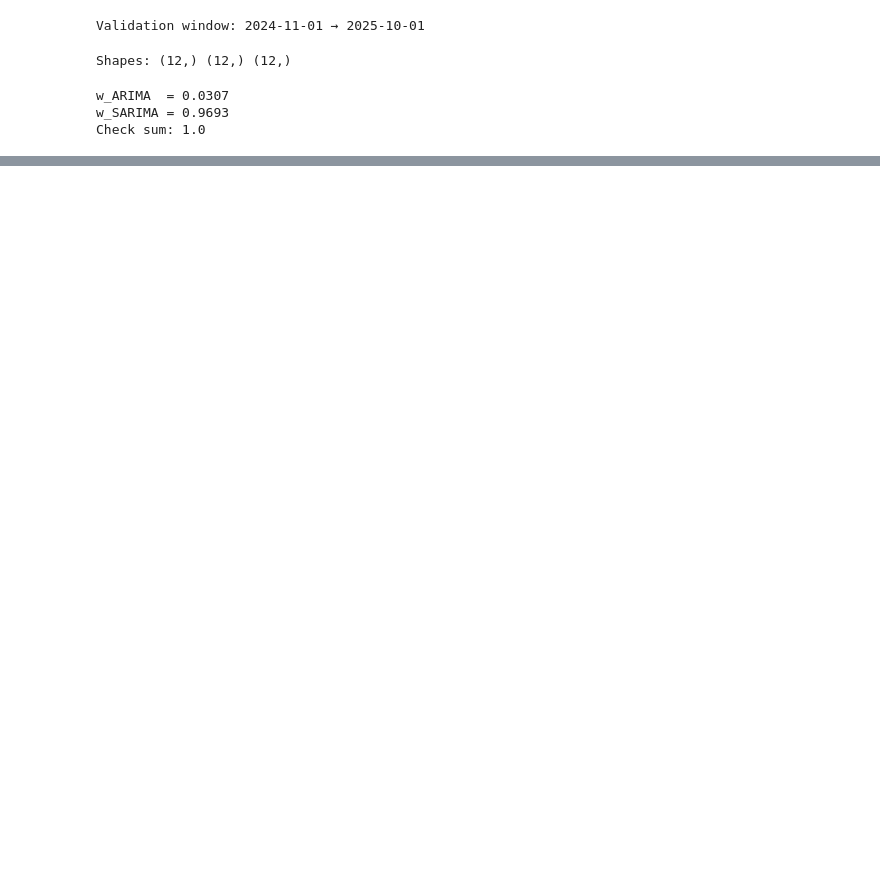
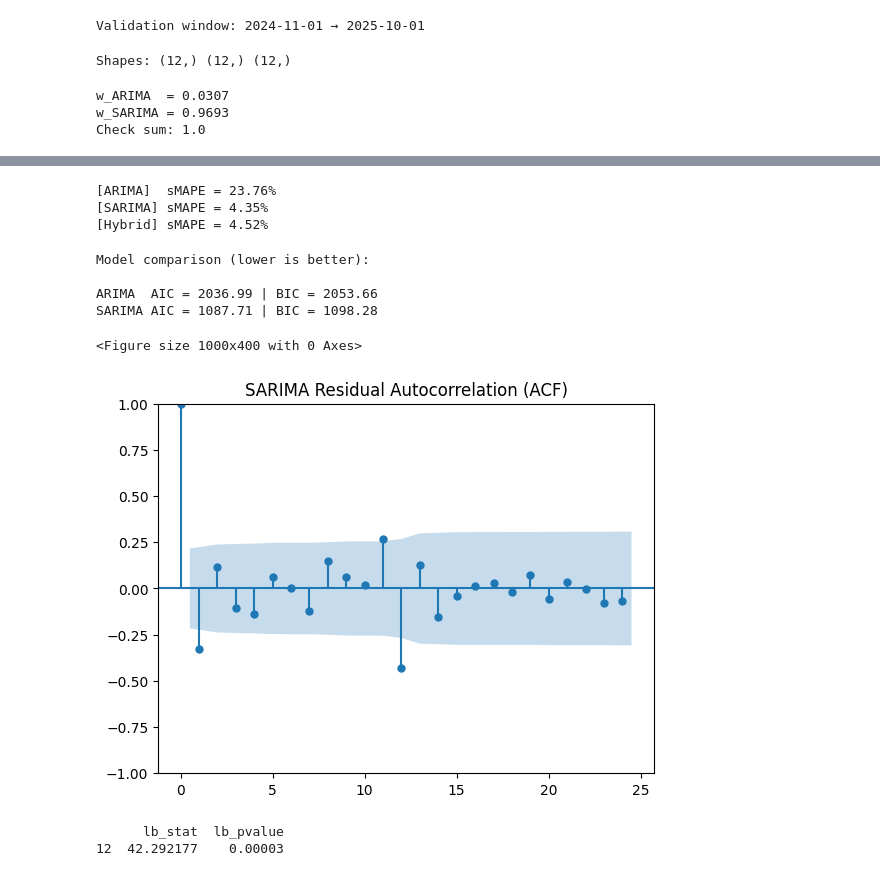
Before and after one commit to graphceylon/graphCeylon-API, a Jupyter notebook: models/recommender_service/arima_sarima.ipynb, the cells around one changed output, grey strips where cells are left out. Cells and saved outputs as stored; diff of their text form; code cells hidden in the pictures; blank space fills up the shorter version.

```diff
--- a/models/recommender_service/arima_sarima.ipynb
+++ b/models/recommender_service/arima_sarima.ipynb
@@ -24,7 +24,7 @@ from pandas.tseries.offsets import MonthBegin
 from statsmodels.tsa.arima.model import ARIMA
 
 # Paths
-INPUT_CSV = PROJECT_ROOT / "data/recommender_service/clean/sltda_arrivals_monthly.csv"
+
 
 OUTPUT_HYBRID_CSV = PROJECT_ROOT / "models/recommender_service/sltda_arrivals_hybrid_arima_sarima.csv"
 # %% [output]
@@ -211,0 +231,54 @@ Saved hybrid forecast → data_clean/forecast/sltda_arrivals_hybrid_arima_sarima
+# %%
+print(f"[ARIMA]  sMAPE = {smape(y_true_val, y_pred_arima):.2f}%")
+print(f"[SARIMA] sMAPE = {smape(y_true_val, y_pred_sarima):.2f}%")
+print(f"[Hybrid] sMAPE = {smape(y_true_val, y_pred_hybrid_auto):.2f}%")
+# %% [output]
+[ARIMA]  sMAPE = 23.76%
+[SARIMA] sMAPE = 4.35%
+[Hybrid] sMAPE = 4.52%
+# %%
+from statsmodels.tsa.arima.model import ARIMA
+from statsmodels.tsa.statespace.sarimax import SARIMAX
+
+# Fit ARIMA
+arima_model = ARIMA(train, order=best_arima_order).fit()
+
+# Fit SARIMA
+sarima_model = SARIMAX(
+    train,
+    order=best_sarima_order,
+    seasonal_order=best_sarima_seasonal,
+    enforce_stationarity=False,
+    enforce_invertibility=False
+).fit(disp=False)
+# %%
+print("Model comparison (lower is better):\n")
+
+print(f"ARIMA  AIC = {arima_model.aic:.2f} | BIC = {arima_model.bic:.2f}")
+print(f"SARIMA AIC = {sarima_model.aic:.2f} | BIC = {sarima_model.bic:.2f}")
+# %% [output]
+Model comparison (lower is better):
+
+ARIMA  AIC = 2036.99 | BIC = 2053.66
+SARIMA AIC = 1087.71 | BIC = 1098.28
+# %%
+sarima_residuals = sarima_model.resid
+# %%
+from statsmodels.graphics.tsaplots import plot_acf
+import matplotlib.pyplot as plt
+
+plt.figure(figsize=(10,4))
+plot_acf(sarima_residuals, lags=24)
+plt.title("SARIMA Residual Autocorrelation (ACF)")
+plt.show()
+# %% [output]
+<Figure size 1000x400 with 0 Axes>
+[figure, added]
+# %%
+from statsmodels.stats.diagnostic import acorr_ljungbox
+
+lb_test = acorr_ljungbox(sarima_residuals, lags=[12], return_df=True)
+print(lb_test)
+# %% [output]
+      lb_stat  lb_pvalue
+12  42.292177    0.00003
```
Also changed, not shown: parts of 6 cells of this notebook, 8 other files.
